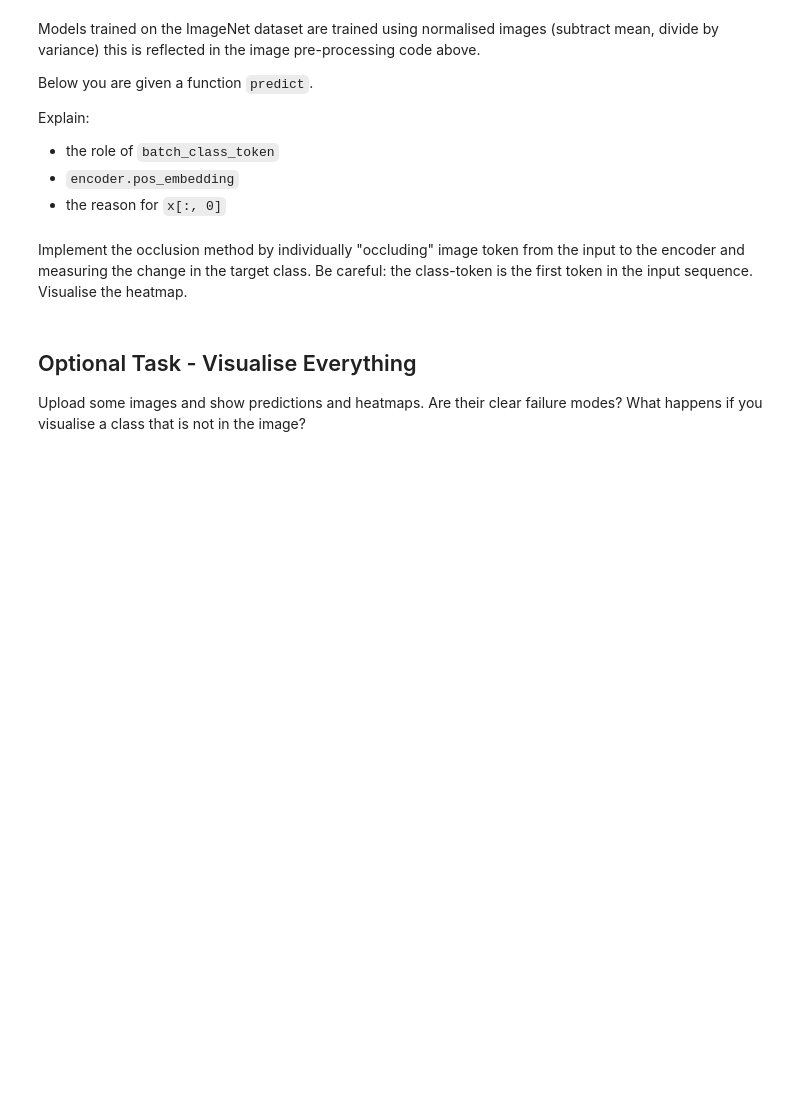
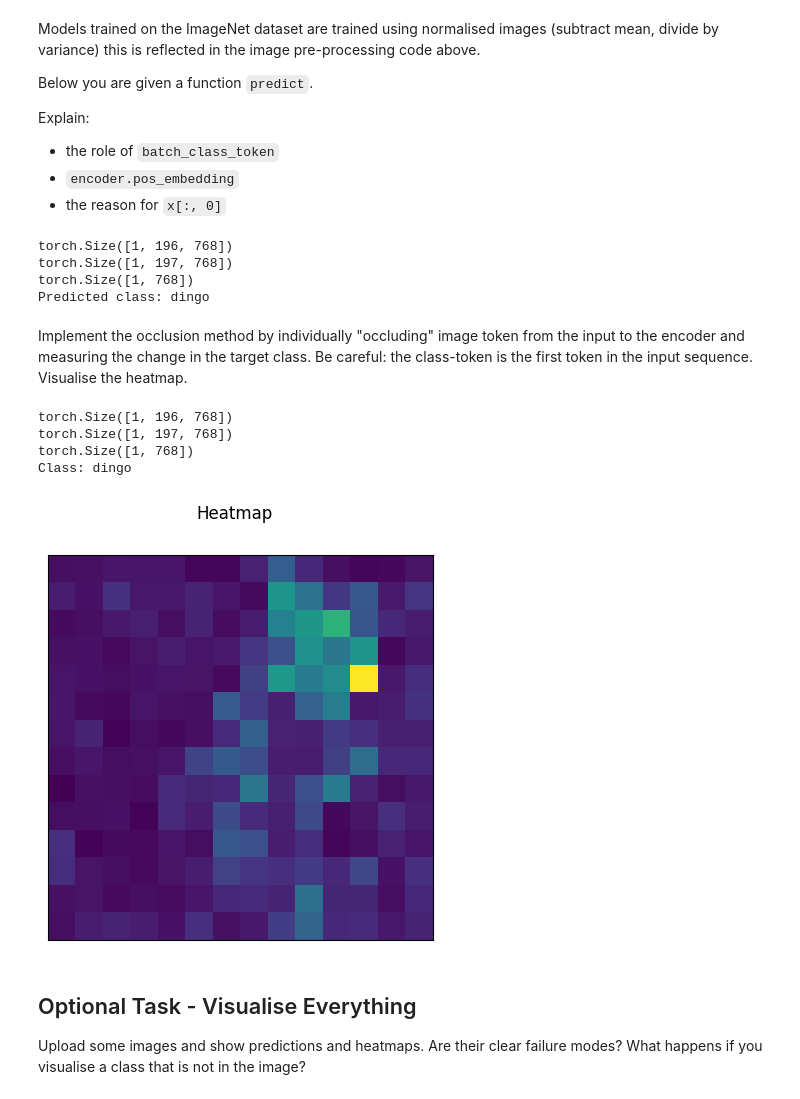
Before and after one commit to ronnith24/ComputerVisionOxfordPractical, a Jupyter notebook: practical2.ipynb, the cells around one changed output. Drawn from its saved outputs; the diff is of its cells as text; code cells hidden in the pictures; blank space fills up the shorter version.

```diff
--- a/practical2.ipynb
+++ b/practical2.ipynb
@@ -300,40 +309,63 @@ def predict(model, image):
     x = model._process_input(image)
     n = x.shape[0]
     batch_class_token = model.class_token.expand(n, -1, -1)
+    print(x.shape)
     x = torch.cat([batch_class_token, x], dim=1)
 
     input = x + model.encoder.pos_embedding
+    print(input.shape)
     input = model.encoder.layers(input)
     x = model.encoder.ln(input)
     x = x[:, 0]
+    print(x.shape)
     return model.heads(x).detach().cpu().numpy()
 
 # predict
 output = predict(model, image)
 pred = class_names[output.argmax()]
 print(f'Predicted class: {pred}')
+# %% [output]
+torch.Size([1, 196, 768])
+torch.Size([1, 197, 768])
+torch.Size([1, 768])
+Predicted class: dingo
 # %% [markdown]
 Implement the occlusion method by individually "occluding" image token from the input to the encoder and measuring the change in the target class. Be careful: the class-token is the first token in the input sequence. Visualise the heatmap.
 # %%
 def predict_drop_token(model, image, token):
-    # TODO: implement the function
-    return None
+    x = model._process_input(image)
+    n = x.shape[0]
+    batch_class_token = model.class_token.expand(n, -1, -1)
+    x = torch.cat([batch_class_token, x], dim=1)
+
+    input = x + model.encoder.pos_embedding
+    input[0, token + 1, :] = 0
+    input = model.encoder.layers(input)
+    x = model.encoder.ln(input)
+    x = x[:, 0]
+    return model.heads(x).detach().cpu().numpy()
 
 # get prediction
 with torch.no_grad():
-    original_prediction = 0 # TODO: get the original prediction
+    original_prediction = predict(model, image) # TODO: get the original prediction
 
 top_class = original_prediction.argmax()
 print(f'Class: {class_names[top_class]}')
 
-heatmap = np.zeros((?, ?))
+heatmap = np.zeros((14, 14))
 for i in tqdm(range(heatmap.size)):
     response = predict_drop_token(model, image, i)
-    heatmap[?, ?] = 0  # TODO: calculate the heatmap
+    heatmap[i // 14, i % 14] = np.linalg.norm(response - original_prediction)
 
 # plot heatmap
 vis = Visualizer(num_rows=1, num_cols=1, figsize=(5,5), axis_off=True, title='Heatmap')
 vis.add_image_subplot(0, 0, heatmap)
+# %% [output]
+torch.Size([1, 196, 768])
+torch.Size([1, 197, 768])
+torch.Size([1, 768])
+Class: dingo
+[figure, added]
 # %% [markdown]
 ## Optional Task - Visualise Everything
 Upload some images and show predictions and heatmaps. Are their clear failure modes? What happens if you visualise a class that is not in the image?
```
Also changed, not shown: parts of 3 cells of this notebook.
